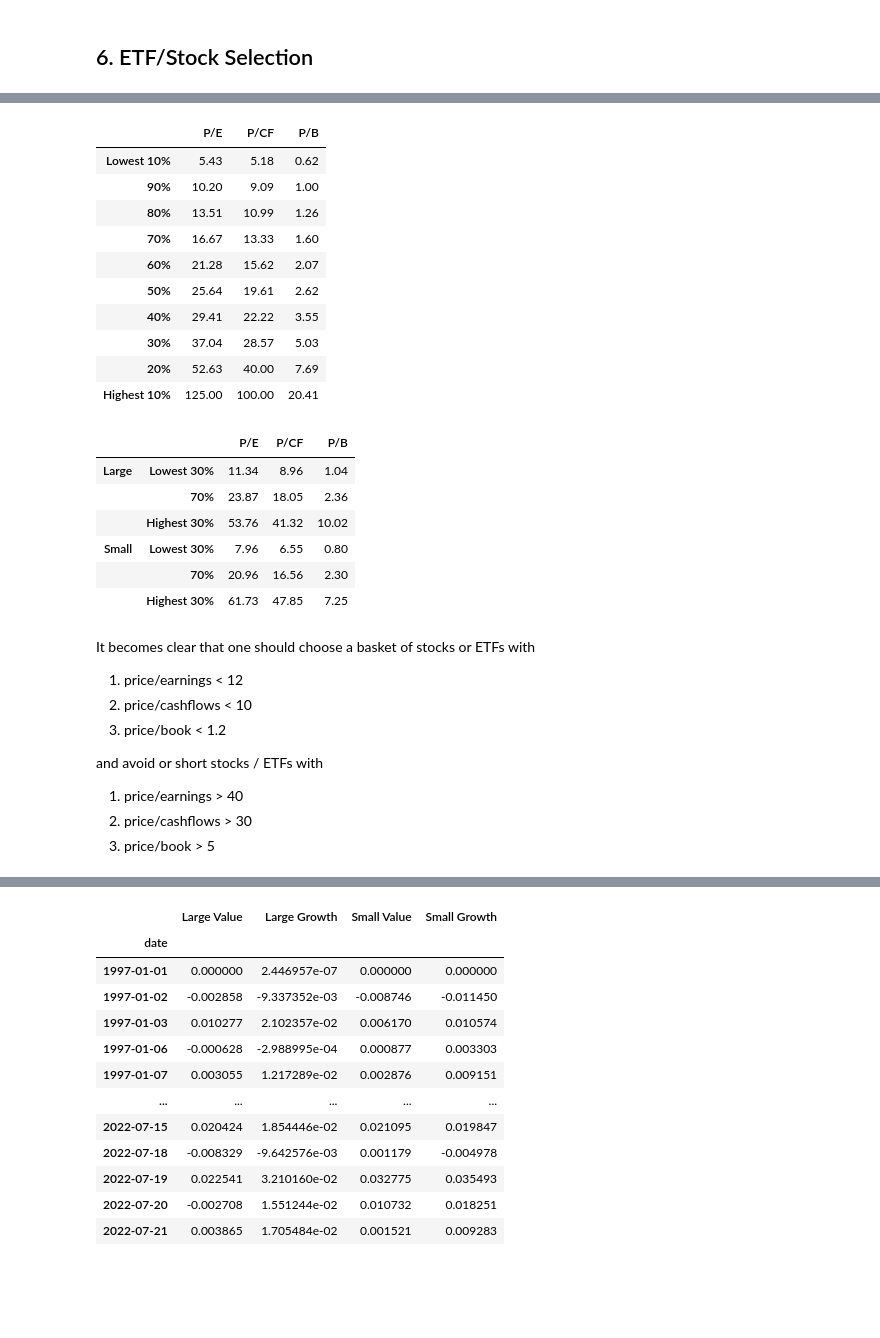
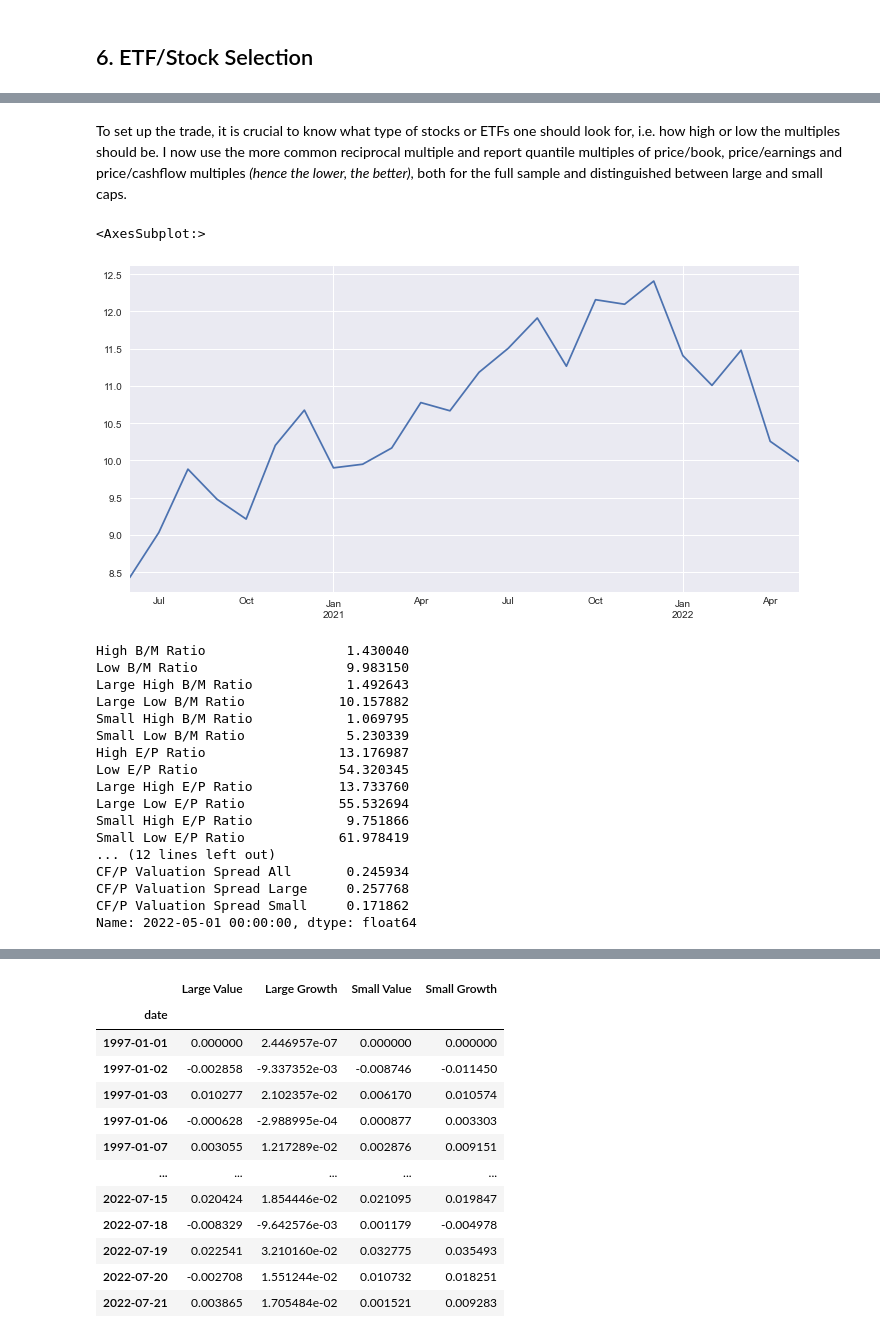
Before and after one commit to jonasniemeyer/investing-ideas, a Jupyter notebook: analyzing_the_value_premium.ipynb, the cells around one changed output, grey strips where cells are left out. Drawn from its saved outputs; the diff is of its cells as text; code cells hidden in the pictures; blank space fills up the shorter version.

```diff
--- a/analyzing_the_value_premium.ipynb
+++ b/analyzing_the_value_premium.ipynb
@@ -894,33 +862,2 @@ multiples_double = multiples_double.applymap(lambda x: np.round(x, 2))
-# %%
-display(multiples_single)
-display(multiples_double)
-# %% [output]
-|  | P/E | P/CF | P/B |
-| Lowest 10% | 5.43 | 5.18 | 0.62 |
-| 90% | 10.20 | 9.09 | 1.00 |
-| 80% | 13.51 | 10.99 | 1.26 |
-| 70% | 16.67 | 13.33 | 1.60 |
-| 60% | 21.28 | 15.62 | 2.07 |
-| 50% | 25.64 | 19.61 | 2.62 |
-| 40% | 29.41 | 22.22 | 3.55 |
-| 30% | 37.04 | 28.57 | 5.03 |
-| 20% | 52.63 | 40.00 | 7.69 |
-| Highest 10% | 125.00 | 100.00 | 20.41 |
-|  |  | P/E | P/CF | P/B |
-| Large | Lowest 30% | 11.34 | 8.96 | 1.04 |
-|  | 70% | 23.87 | 18.05 | 2.36 |
-|  | Highest 30% | 53.76 | 41.32 | 10.02 |
-| Small | Lowest 30% | 7.96 | 6.55 | 0.80 |
-|  | 70% | 20.96 | 16.56 | 2.30 |
-|  | Highest 30% | 61.73 | 47.85 | 7.25 |
-# %% [markdown]
-It becomes clear that one should choose a basket of stocks or ETFs with
-<br>
-1. price/earnings < 12
-2. price/cashflows < 10
-3. price/book < 1.2
-
-and avoid or short stocks / ETFs with
-1. price/earnings > 40
-2. price/cashflows > 30
-3. price/book > 5
+# %% [markdown]
+To set up the trade, it is crucial to know what type of stocks or ETFs one should look for, i.e. how high or low the multiples should be. I now use the more common reciprocal multiple and report quantile multiples of price/book, price/earnings and price/cashflow multiples *(hence the lower, the better)*, both for the full sample and distinguished between large and small caps.
@@ -926,0 +894,25 @@ and avoid or short stocks / ETFs with
+# %%
+(1/spreads["Low B/M Ratio"][-24:]).plot()
+# %% [output]
+<AxesSubplot:>
+[figure, added]
+# %%
+(1/spreads.iloc[-1])
+# %% [output]
+High B/M Ratio                  1.430040
+Low B/M Ratio                   9.983150
+Large High B/M Ratio            1.492643
+Large Low B/M Ratio            10.157882
+Small High B/M Ratio            1.069795
+Small Low B/M Ratio             5.230339
+High E/P Ratio                 13.176987
+Low E/P Ratio                  54.320345
+Large High E/P Ratio           13.733760
+Large Low E/P Ratio            55.532694
+Small High E/P Ratio            9.751866
+Small Low E/P Ratio            61.978419
+... (12 lines left out)
+CF/P Valuation Spread All       0.245934
+CF/P Valuation Spread Large     0.257768
+CF/P Valuation Spread Small     0.171862
+Name: 2022-05-01 00:00:00, dtype: float64
```
Also changed, not shown: parts of 8 cells of this notebook, 4 other files.
